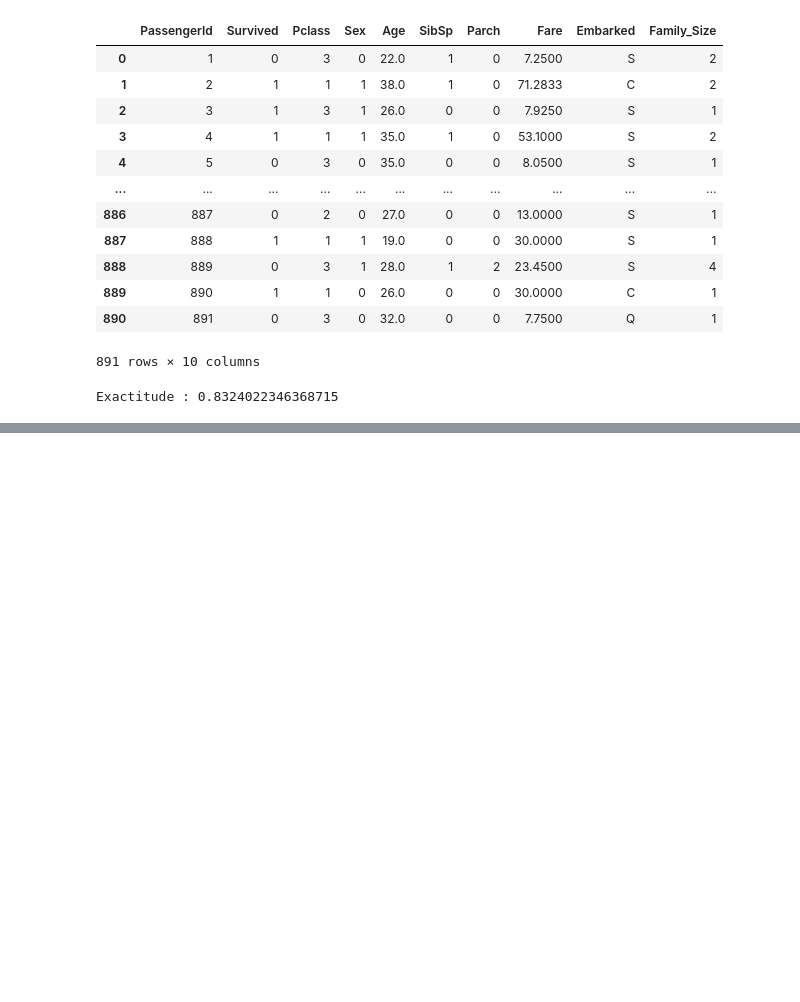
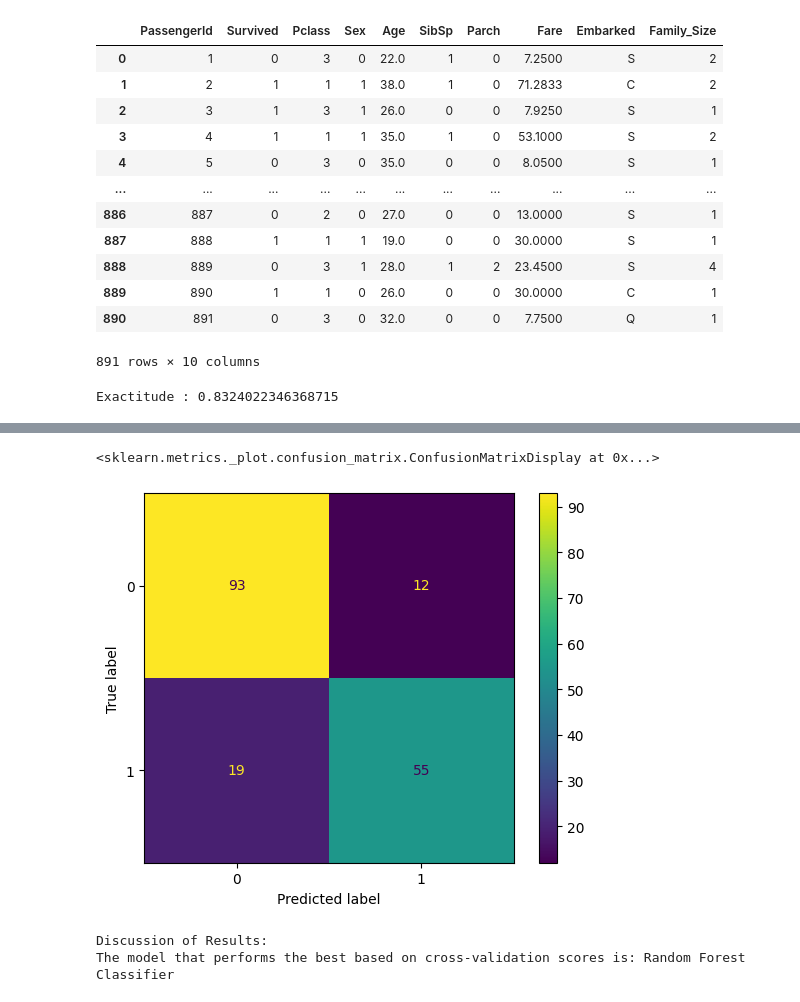
Before and after one commit to LilianPAGE/Analyse-de-Donn-es-du-Titanic, a Jupyter notebook: notebook.ipynb, the cells around one changed output, grey strips where cells are left out. Saved outputs shown, nothing was run; the diff lists cells and outputs as text; code cells hidden in the pictures; blank space fills up the shorter version.

```diff
--- a/notebook.ipynb
+++ b/notebook.ipynb
@@ -177,0 +207,9 @@ Exactitude : 0.8324022346368715
+# %%
+# Random Forest Classifier
+from sklearn.ensemble import RandomForestClassifier
+
+rf_classifier = RandomForestClassifier()
+rf_scores = cross_val_score(rf_classifier, X, y, cv=5)
+print("\nRandom Forest Classifier Cross-validated scores:")
+print("Cross-validated scores:", rf_scores)
+print("Average score:", rf_scores.mean())
@@ -177,0 +282,6 @@ Exactitude : 0.8324022346368715
+# %%
+# Random Forest Classifier
+y_pred_rf = rf_classifier.fit(X_train, y_train).predict(X_test)
+print("\nRandom Forest Classifier Evaluation:")
+print("Confusion Matrix:\n", confusion_matrix(y_test, y_pred_rf))
+print("Classification Report:\n", classification_report(y_test, y_pred_rf))
@@ -177,0 +302,21 @@ Exactitude : 0.8324022346368715
+# %%
+cm = confusion_matrix(y_test, y_pred_rf)
+disp = ConfusionMatrixDisplay(confusion_matrix=cm, display_labels=dt_classifier.classes_)
+
+disp.plot()
+# %% [output]
+<sklearn.metrics._plot.confusion_matrix.ConfusionMatrixDisplay at 0x...>
+[figure, added]
+# %%
+# Discussion of results
+print("\nDiscussion of Results:")
+print("The model that performs the best based on cross-validation scores is:", end=" ")
+if log_reg_scores.mean() > dt_scores.mean() and log_reg_scores.mean() > rf_scores.mean():
+    print("Logistic Regression")
+elif dt_scores.mean() > log_reg_scores.mean() and dt_scores.mean() > rf_scores.mean():
+    print("Decision Tree Classifier")
+else:
+    print("Random Forest Classifier")
+# %% [output]
+Discussion of Results:
+The model that performs the best based on cross-validation scores is: Random Forest Classifier
```
Also changed, not shown: parts of 8 cells of this notebook.
